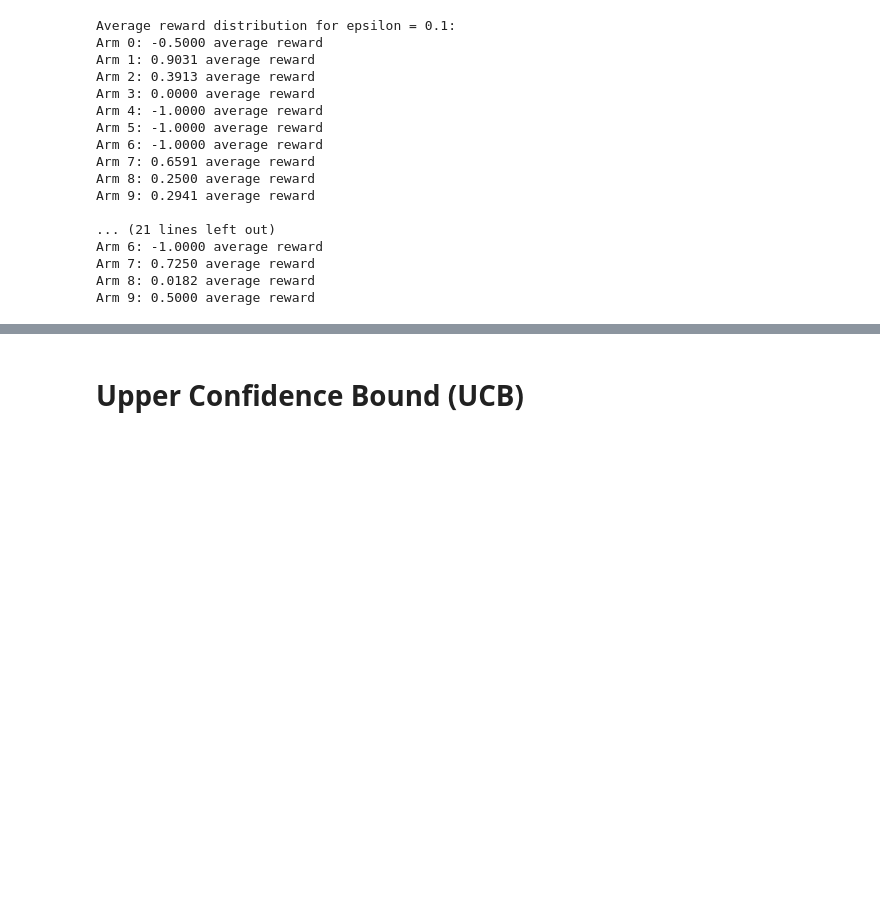
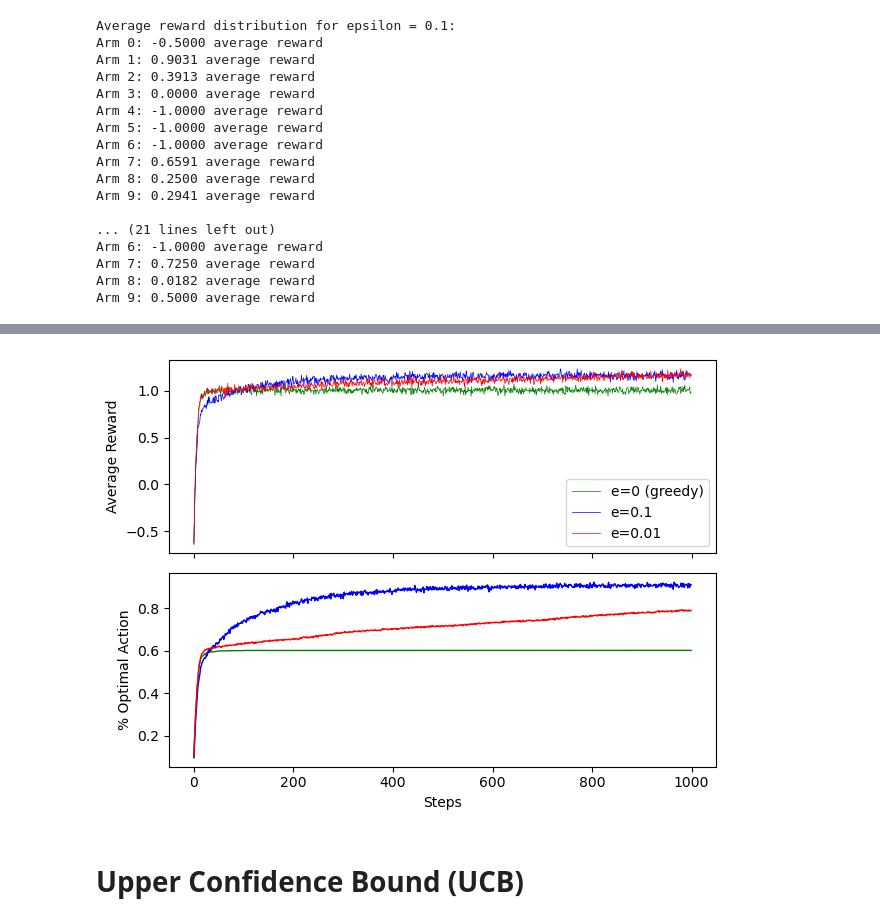
Before and after one commit to ChanifRusydi/pembelajaran-mesin-lanjut, a Jupyter notebook: Tugas1/TugasKelompok1_20241107.ipynb, the cells around one changed output, grey strips where cells are left out. Cells and saved outputs as stored; diff of their text form; code cells hidden in the pictures; blank space fills up the shorter version.

```diff
--- a/Tugas1/TugasKelompok1_20241107.ipynb
+++ b/Tugas1/TugasKelompok1_20241107.ipynb
@@ -184,3 +234,35 @@ plt.show()
+# %%
+# Calc average reward
+avg_ep0_R = np.average(runs_ep0_R, axis=0)
+avg_ep01_R = np.average(runs_ep01_R, axis=0)
+avg_ep001_R = np.average(runs_ep001_R, axis=0)
+
+# Calc "% optimal action"
+max_A = np.argmax(environment.means)
+opt_ep0_A = np.average(runs_ep0_A==max_A, axis=0)
+opt_ep01_A = np.average(runs_ep01_A==max_A, axis=0)
+opt_ep001_A = np.average(runs_ep001_A==max_A, axis=0)
+# %%
+
+fig = plt.figure()
+ax = fig.add_subplot(211)
+ax.plot(avg_ep0_R,   linewidth=0.5, color='green', label='e=0 (greedy)')
+ax.plot(avg_ep01_R,  linewidth=0.5, color='blue',  label='e=0.1')
+ax.plot(avg_ep001_R, linewidth=0.5, color='red',   label='e=0.01')
+ax.set_ylabel('Average Reward')
+ax.xaxis.set_ticklabels([])
+ax.legend()
+
+ax = fig.add_subplot(212)
+ax.plot(opt_ep0_A,   linewidth=1., color='green', label='e=0 (greedy)')
+ax.plot(opt_ep01_A,  linewidth=1., color='blue',  label='e=0.1')
+ax.plot(opt_ep001_A, linewidth=1., color='red',   label='e=0.01')
+ax.set_xlabel('Steps'); ax.set_ylabel('% Optimal Action')
+
+plt.tight_layout()
+plt.show()
+# %% [output]
+[figure, added]
 # %% [markdown]
 # Upper Confidence Bound (UCB)
 # %% [markdown]
```
Also changed, not shown: parts of 5 cells of this notebook.
